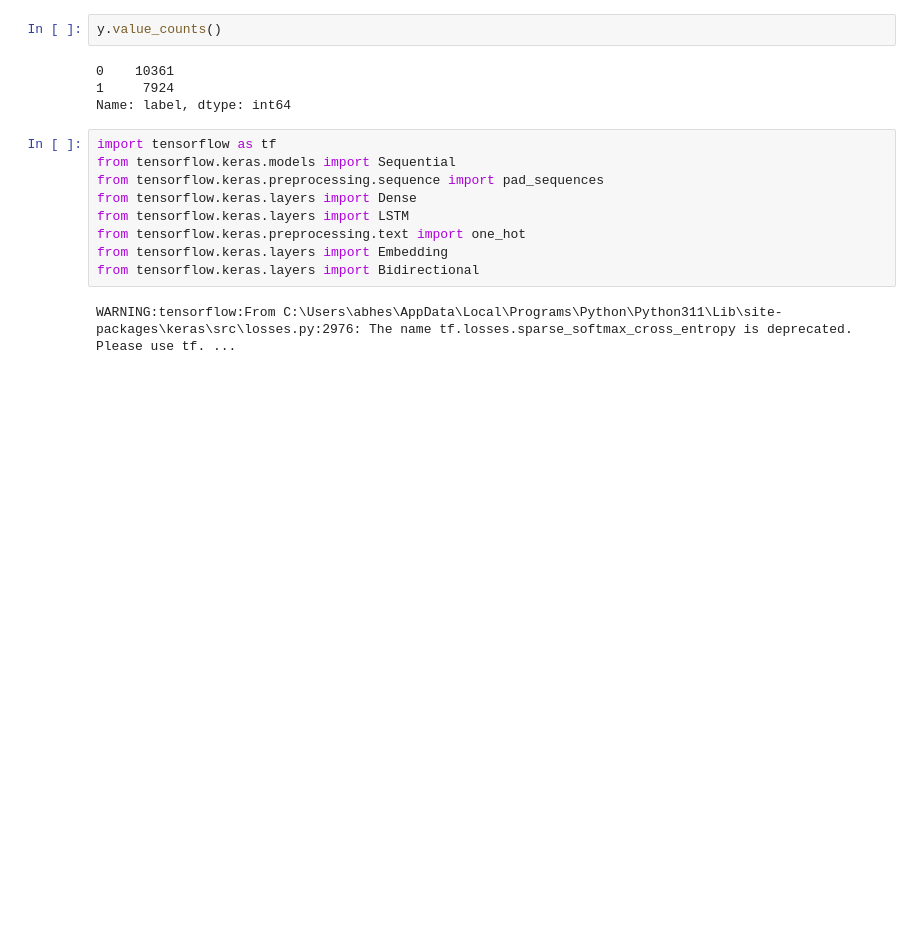
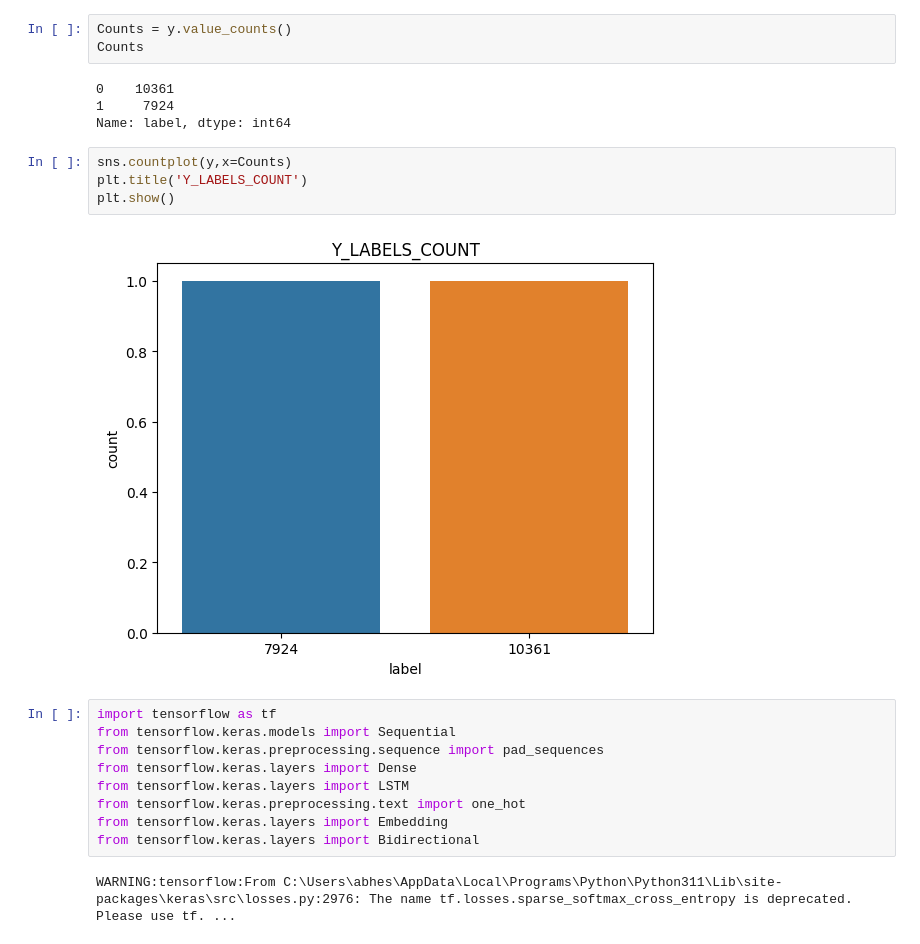
Before and after one commit to Abeshith/FakeNewsDetection-LSTM, a Jupyter notebook: Bidirectional LSTM.ipynb, the cells around one changed output. Saved outputs shown, nothing was run; the diff lists cells and outputs as text; blank space fills up the shorter version.

```diff
--- a/Bidirectional LSTM.ipynb
+++ b/Bidirectional LSTM.ipynb
@@ -67,11 +73,18 @@ y.unique()
 # %% [output]
 array([1, 0], dtype=int64)
 # %%
-y.value_counts()
+Counts = y.value_counts()
+Counts
 # %% [output]
 0    10361
 1     7924
 Name: label, dtype: int64
+# %%
+sns.countplot(y,x=Counts)
+plt.title('Y_LABELS_COUNT')
+plt.show()
+# %% [output]
+[figure, added]
 # %%
 import tensorflow as tf
 from tensorflow.keras.models import Sequential
```
Also changed, not shown: parts of 20 cells of this notebook.
